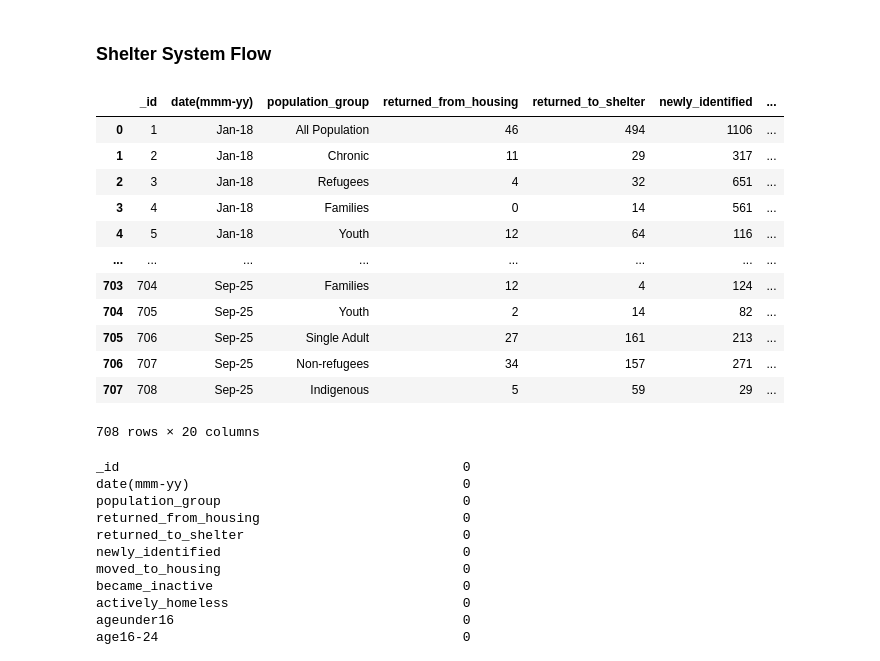
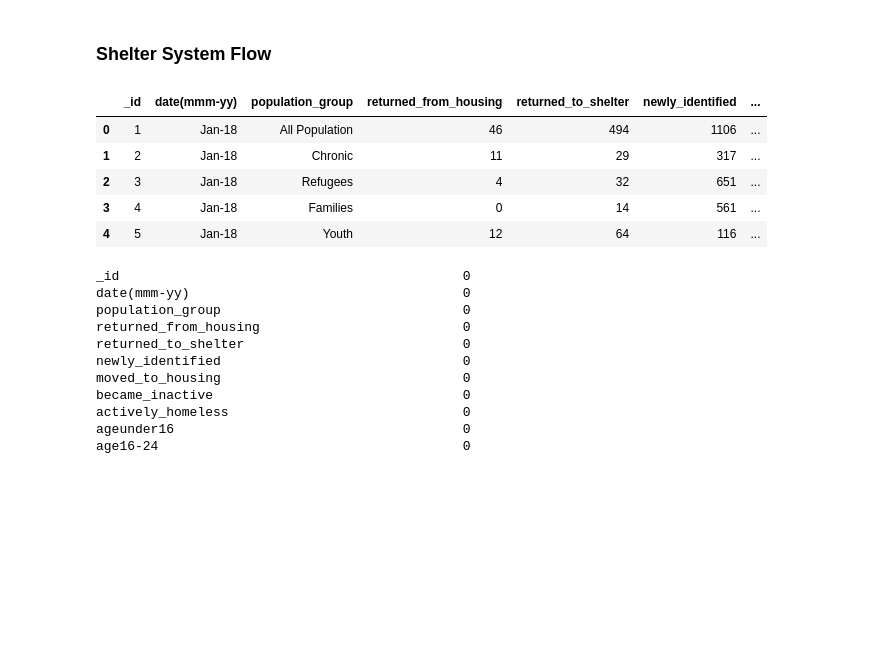
Before and after one commit to zaherarman/toronto-shelter-optimization-framework, a Jupyter notebook: notebooks/1.0-exploratory-data-analysis.ipynb, the cells around one changed output. Saved outputs shown, nothing was run; the diff lists cells and outputs as text; code cells hidden in the pictures; blank space fills up the shorter version.

```diff
--- a/notebooks/1.0-exploratory-data-analysis.ipynb
+++ b/notebooks/1.0-exploratory-data-analysis.ipynb
@@ -19,6 +19,9 @@ df = pd.read_excel(
     usecols="A:C"   # Item name, Description, Datatype cols
 )
 
+pd.set_option("display.max_colwidth", None)
+pd.set_option("display.width", 0)
+
 df = df.dropna(how="all").reset_index(drop=True)
 df.columns = ["ITEM_NAME", "DESCRIPTION", "DATATYPE"]
 df = df.drop(0)
@@ -99,7 +91,8 @@ plt.show()
 ### Daily Shelter & Overnight Service Occupancy & Capacity
 # %%
 daily_occ_cap = pd.read_csv(RAW_DATA_DIR / "daily-shelter-overnight-service-occupancy-capacity-2024.csv")
-daily_occ_cap.head(5)
+pd.set_option("display.max_columns", None)
+daily_occ_cap.head()
 # %% [output]
 |  | _id | OCCUPANCY_DATE | ORGANIZATION_ID | ORGANIZATION_NAME | SHELTER_ID | SHELTER_GROUP | LOCATION_ID | ... |
 | 0 | 1 | 2024-01-01 | 24 | COSTI Immigrant Services | 40 | COSTI Reception Centre | 1320.0 | ... |
@@ -132,21 +124,14 @@ dtype: int64
 ### Shelter System Flow
 # %%
 sys_flow = pd.read_csv(RAW_DATA_DIR / "toronto-shelter-system-flow.csv")
-sys_flow
+sys_flow.head()
 # %% [output]
 |  | _id | date(mmm-yy) | population_group | returned_from_housing | returned_to_shelter | newly_identified | ... |
 | 0 | 1 | Jan-18 | All Population | 46 | 494 | 1106 | ... |
 | 1 | 2 | Jan-18 | Chronic | 11 | 29 | 317 | ... |
 | 2 | 3 | Jan-18 | Refugees | 4 | 32 | 651 | ... |
 | 3 | 4 | Jan-18 | Families | 0 | 14 | 561 | ... |
 | 4 | 5 | Jan-18 | Youth | 12 | 64 | 116 | ... |
-| ... | ... | ... | ... | ... | ... | ... | ... |
-| 703 | 704 | Sep-25 | Families | 12 | 4 | 124 | ... |
-| 704 | 705 | Sep-25 | Youth | 2 | 14 | 82 | ... |
-| 705 | 706 | Sep-25 | Single Adult | 27 | 161 | 213 | ... |
-| 706 | 707 | Sep-25 | Non-refugees | 34 | 157 | 271 | ... |
-| 707 | 708 | Sep-25 | Indigenous | 5 | 59 | 29 | ... |
-708 rows × 20 columns
 # %%
 sys_flow.isna().sum()
 # %% [output]
```
Also changed, not shown: parts of 4 cells of this notebook, 1 other file.
